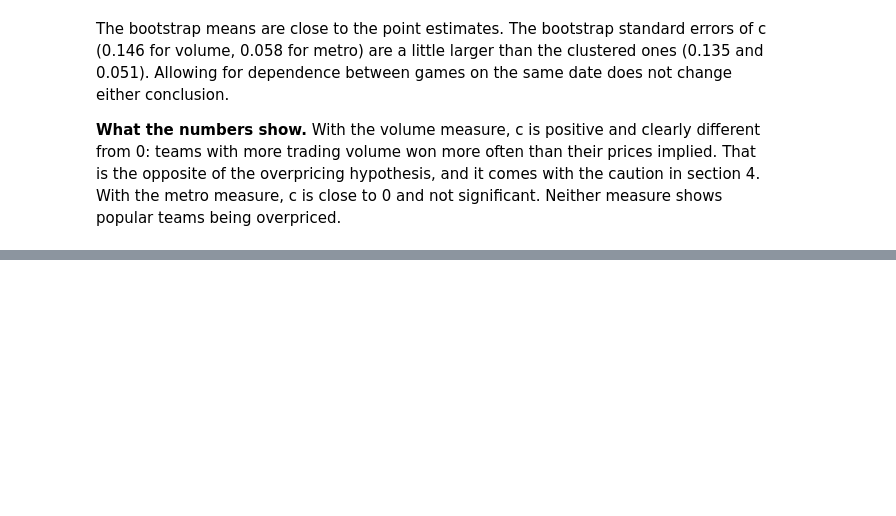
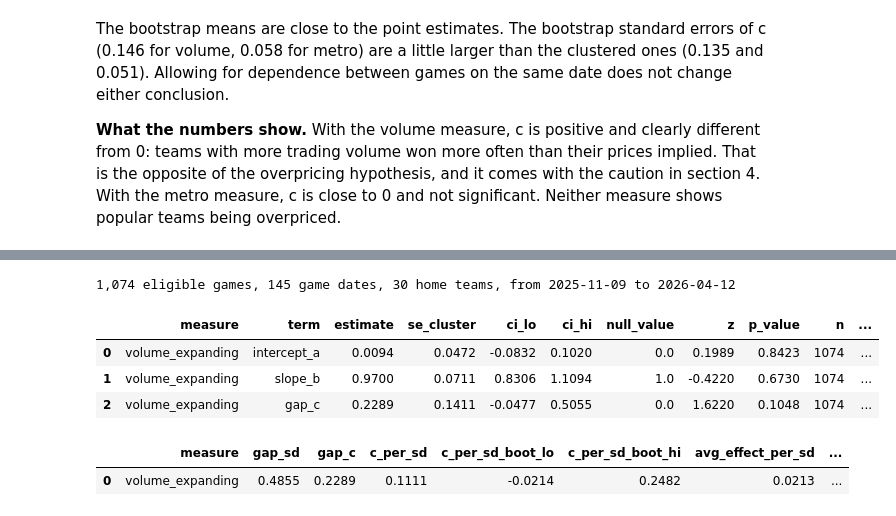
Before and after one commit to kelvinchi02/nba-kalshi-calibration, a Jupyter notebook: notebooks/03_popularity.ipynb, the cells around one changed output, grey strips where cells are left out. Drawn from its saved outputs; the diff is of its cells as text; code cells hidden in the pictures; blank space fills up the shorter version.

```diff
--- a/notebooks/03_popularity.ipynb
+++ b/notebooks/03_popularity.ipynb
@@ -198,0 +209,21 @@ The bootstrap means are close to the point estimates. The bootstrap standard err
+# %%
+from strategy import load_expanding_gap_sample
+
+e = load_expanding_gap_sample(metro)
+print(f"{len(e):,} eligible games, {e['game_date'].nunique()} game dates, "
+      f"{e['home_team'].nunique()} home teams, "
+      f"from {e['game_date'].min()} to {e['game_date'].max()}")
+exploratory = analyze_measure(e, "volume_expanding")
+write_csv(exploratory["logistic"], RESULTS_DIR / "exploratory_volume_expanding_logistic.csv")
+write_csv(exploratory["effects"], RESULTS_DIR / "exploratory_volume_expanding_effects.csv")
+write_csv(exploratory["bootstrap"], RESULTS_DIR / "exploratory_volume_expanding_bootstrap.csv")
+display(exploratory["logistic"].round(4))
+display(exploratory["effects"].round(4))
+# %% [output]
+1,074 eligible games, 145 game dates, 30 home teams, from 2025-11-09 to 2026-04-12
+|  | measure | term | estimate | se_cluster | ci_lo | ci_hi | null_value | z | p_value | n | ... |
+| 0 | volume_expanding | intercept_a | 0.0094 | 0.0472 | -0.0832 | 0.1020 | 0.0 | 0.1989 | 0.8423 | 1074 | ... |
+| 1 | volume_expanding | slope_b | 0.9700 | 0.0711 | 0.8306 | 1.1094 | 1.0 | -0.4220 | 0.6730 | 1074 | ... |
+| 2 | volume_expanding | gap_c | 0.2289 | 0.1411 | -0.0477 | 0.5055 | 0.0 | 1.6220 | 0.1048 | 1074 | ... |
+|  | measure | gap_sd | gap_c | c_per_sd | c_per_sd_boot_lo | c_per_sd_boot_hi | avg_effect_per_sd | ... |
+| 0 | volume_expanding | 0.4855 | 0.2289 | 0.1111 | -0.0214 | 0.2482 | 0.0213 | ... |
```
Also changed, not shown: parts of 2 cells of this notebook, 8 other files.
